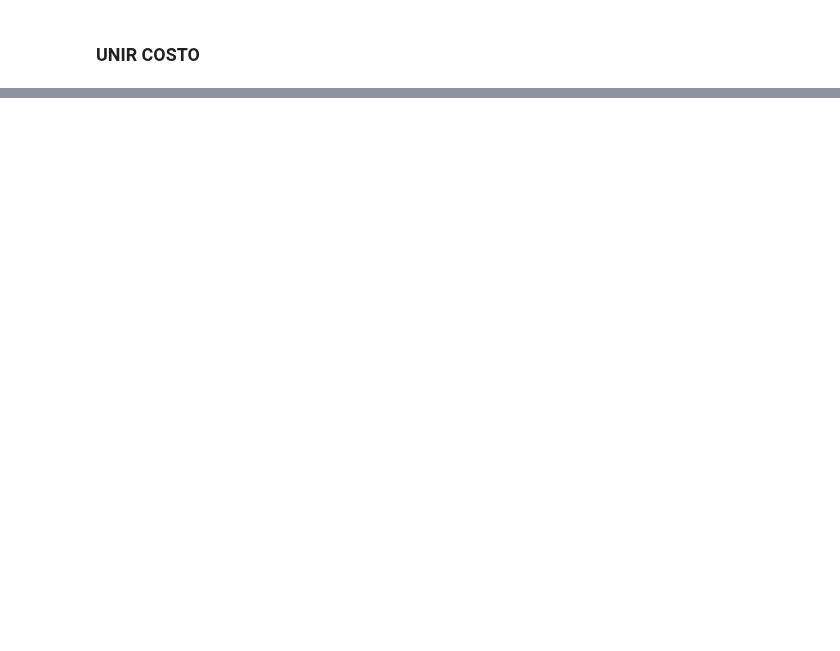
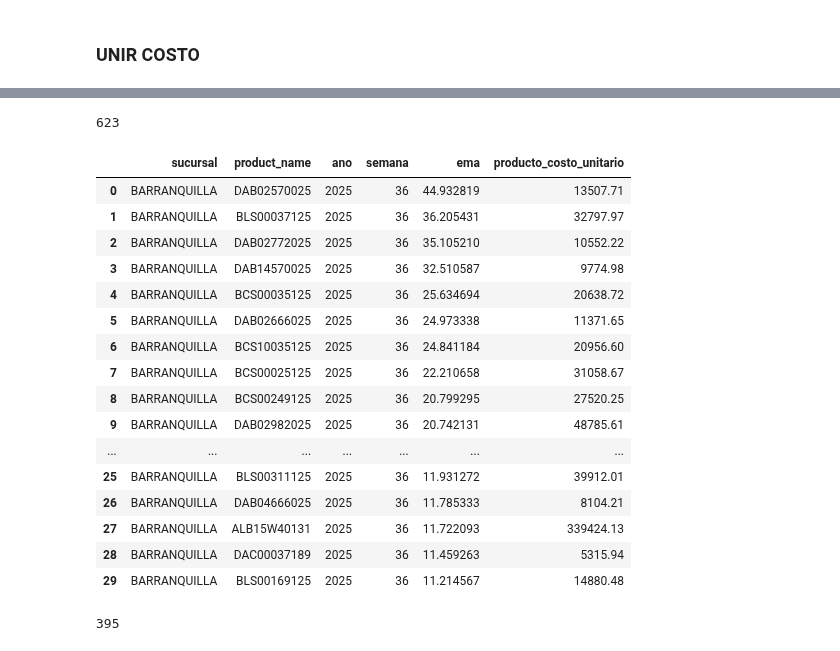
Before and after one commit to FiltrosDonsson/Proyectos-Data-analyst, a Jupyter notebook: MODELO ABASTECIMIENTO/ema.ipynb, the cells around one changed output, grey strips where cells are left out. Drawn from its saved outputs; the diff is of its cells as text; code cells hidden in the pictures; blank space fills up the shorter version.

```diff
--- a/MODELO ABASTECIMIENTO/ema.ipynb
+++ b/MODELO ABASTECIMIENTO/ema.ipynb
@@ -598,0 +481,49 @@ filtro_bq2.head(37)
+# %%
+filtro_bq1["product_ref"].nunique()
+# %% [output]
+623
+# %%
+import ast
+ema_real = pd.read_csv("/home/donsson/proyectos/API/real_ema.csv")
+
+# crear columna "sucursal" a partir del nombre en almacen_id
+ema_real["sucursal"] = ema_real["almacen_id"].apply(lambda x: x[1] if isinstance(x, list) else None)
+
+# si almacen_id viene como string "[39, 'BARRANQUILLA']"
+ema_real["almacen_id"] = ema_real["almacen_id"].apply(
+    lambda x: ast.literal_eval(x) if isinstance(x, str) else x
+)
+
+# ahora sí sacar la sucursal
+ema_real["sucursal"] = ema_real["almacen_id"].apply(
+lambda x: x[1] if isinstance(x, list) and len(x) > 1 else None
+)
+
+ema_real = ema_real[["sucursal","product_name","ano","semana","ema","producto_costo_unitario"]]
+# %%
+bq_real = ema_real[ema_real["sucursal"]=="BARRANQUILLA"]
+bq_real = bq_real[bq_real["producto_costo_unitario"]>1]
+bq_real = bq_real[bq_real["ema"]>1]
+bq_real.head(30)
+# %% [output]
+|  | sucursal | product_name | ano | semana | ema | producto_costo_unitario |
+| 0 | BARRANQUILLA | DAB02570025 | 2025 | 36 | 44.932819 | 13507.71 |
+| 1 | BARRANQUILLA | BLS00037125 | 2025 | 36 | 36.205431 | 32797.97 |
+| 2 | BARRANQUILLA | DAB02772025 | 2025 | 36 | 35.105210 | 10552.22 |
+| 3 | BARRANQUILLA | DAB14570025 | 2025 | 36 | 32.510587 | 9774.98 |
+| 4 | BARRANQUILLA | BCS00035125 | 2025 | 36 | 25.634694 | 20638.72 |
+| 5 | BARRANQUILLA | DAB02666025 | 2025 | 36 | 24.973338 | 11371.65 |
+| 6 | BARRANQUILLA | BCS10035125 | 2025 | 36 | 24.841184 | 20956.60 |
+| 7 | BARRANQUILLA | BCS00025125 | 2025 | 36 | 22.210658 | 31058.67 |
+| 8 | BARRANQUILLA | BCS00249125 | 2025 | 36 | 20.799295 | 27520.25 |
+| 9 | BARRANQUILLA | DAB02982025 | 2025 | 36 | 20.742131 | 48785.61 |
+| ... | ... | ... | ... | ... | ... | ... |
+| 25 | BARRANQUILLA | BLS00311125 | 2025 | 36 | 11.931272 | 39912.01 |
+| 26 | BARRANQUILLA | DAB04666025 | 2025 | 36 | 11.785333 | 8104.21 |
+| 27 | BARRANQUILLA | ALB15W40131 | 2025 | 36 | 11.722093 | 339424.13 |
+| 28 | BARRANQUILLA | DAC00037189 | 2025 | 36 | 11.459263 | 5315.94 |
+| 29 | BARRANQUILLA | BLS00169125 | 2025 | 36 | 11.214567 | 14880.48 |
+# %%
+bq_real["product_name"].nunique()
+# %% [output]
+395
```
Also changed, not shown: parts of 17 cells of this notebook, 12 other files.
